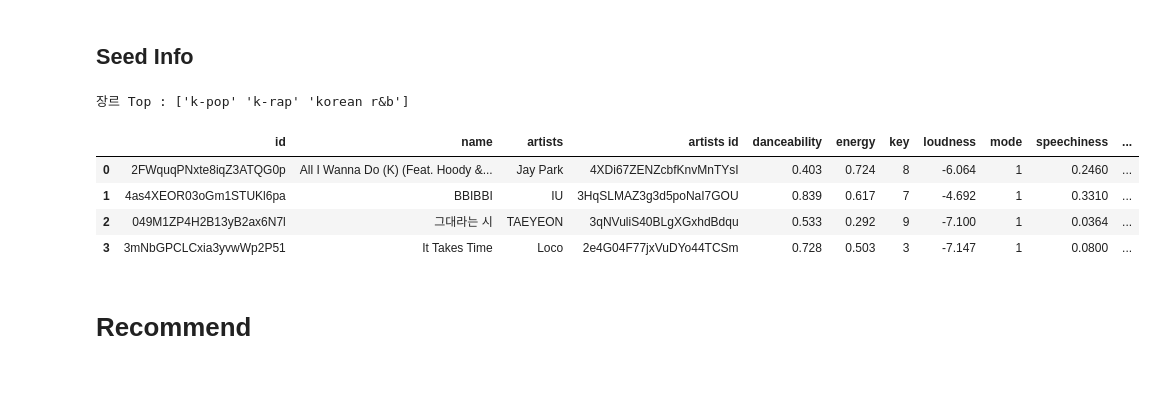
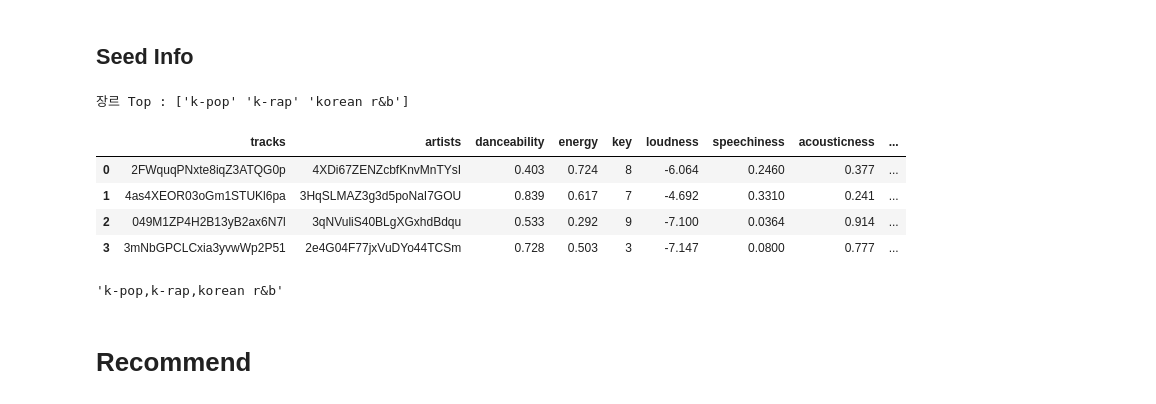
Before and after one commit to formegusto/research-muletter, a Jupyter notebook: Spotify API Module Setting.ipynb, the cells around one changed output. Saved outputs shown, nothing was run; the diff lists cells and outputs as text; code cells hidden in the pictures.

```diff
--- a/Spotify API Module Setting.ipynb
+++ b/Spotify API Module Setting.ipynb
@@ -47,14 +47,27 @@ features
 # %%
 seed_info = pd.merge(left=sel_tracks, right=features, how='inner', on='id')
 
 print("장르 Top : {}".format(genres.index[:5].values))
 seed_info.head()
+
+del seed_info['artists']
+del seed_info['name']
+seed_info.rename(columns={"artists id": "artists",
+                         "id": "tracks"}, inplace=True)
+seed_info
 # %% [output]
 장르 Top : ['k-pop' 'k-rap' 'korean r&b']
-|  | id | name | artists | artists id | danceability | energy | key | loudness | mode | speechiness | ... |
-| 0 | 2FWquqPNxte8iqZ3ATQG0p | All I Wanna Do (K) (Feat. Hoody &... | Jay Park | 4XDi67ZENZcbfKnvMnTYsI | 0.403 | 0.724 | 8 | -6.064 | 1 | 0.2460 | ... |
-| 1 | 4as4XEOR03oGm1STUKl6pa | BBIBBI | IU | 3HqSLMAZ3g3d5poNaI7GOU | 0.839 | 0.617 | 7 | -4.692 | 1 | 0.3310 | ... |
-| 2 | 049M1ZP4H2B13yB2ax6N7l | 그대라는 시 | TAEYEON | 3qNVuliS40BLgXGxhdBdqu | 0.533 | 0.292 | 9 | -7.100 | 1 | 0.0364 | ... |
-| 3 | 3mNbGPCLCxia3yvwWp2P51 | It Takes Time | Loco | 2e4G04F77jxVuDYo44TCSm | 0.728 | 0.503 | 3 | -7.147 | 1 | 0.0800 | ... |
+|  | tracks | artists | danceability | energy | key | loudness | speechiness | acousticness | ... |
+| 0 | 2FWquqPNxte8iqZ3ATQG0p | 4XDi67ZENZcbfKnvMnTYsI | 0.403 | 0.724 | 8 | -6.064 | 0.2460 | 0.377 | ... |
+| 1 | 4as4XEOR03oGm1STUKl6pa | 3HqSLMAZ3g3d5poNaI7GOU | 0.839 | 0.617 | 7 | -4.692 | 0.3310 | 0.241 | ... |
+| 2 | 049M1ZP4H2B13yB2ax6N7l | 3qNVuliS40BLgXGxhdBdqu | 0.533 | 0.292 | 9 | -7.100 | 0.0364 | 0.914 | ... |
+| 3 | 3mNbGPCLCxia3yvwWp2P51 | 2e4G04F77jxVuDYo44TCSm | 0.728 | 0.503 | 3 | -7.147 | 0.0800 | 0.777 | ... |
+# %%
+_genres = genres.index[:5].values
+seed_genres = reduce(lambda acc,cur: acc + cur + ",",_genres, "")
+seed_genres = seed_genres[:-1]
+seed_genres
+# %% [output]
+'k-pop,k-rap,korean r&b'
 # %% [markdown]
 # Recommend
```
Also changed, not shown: parts of 11 cells of this notebook, 1 other file.
